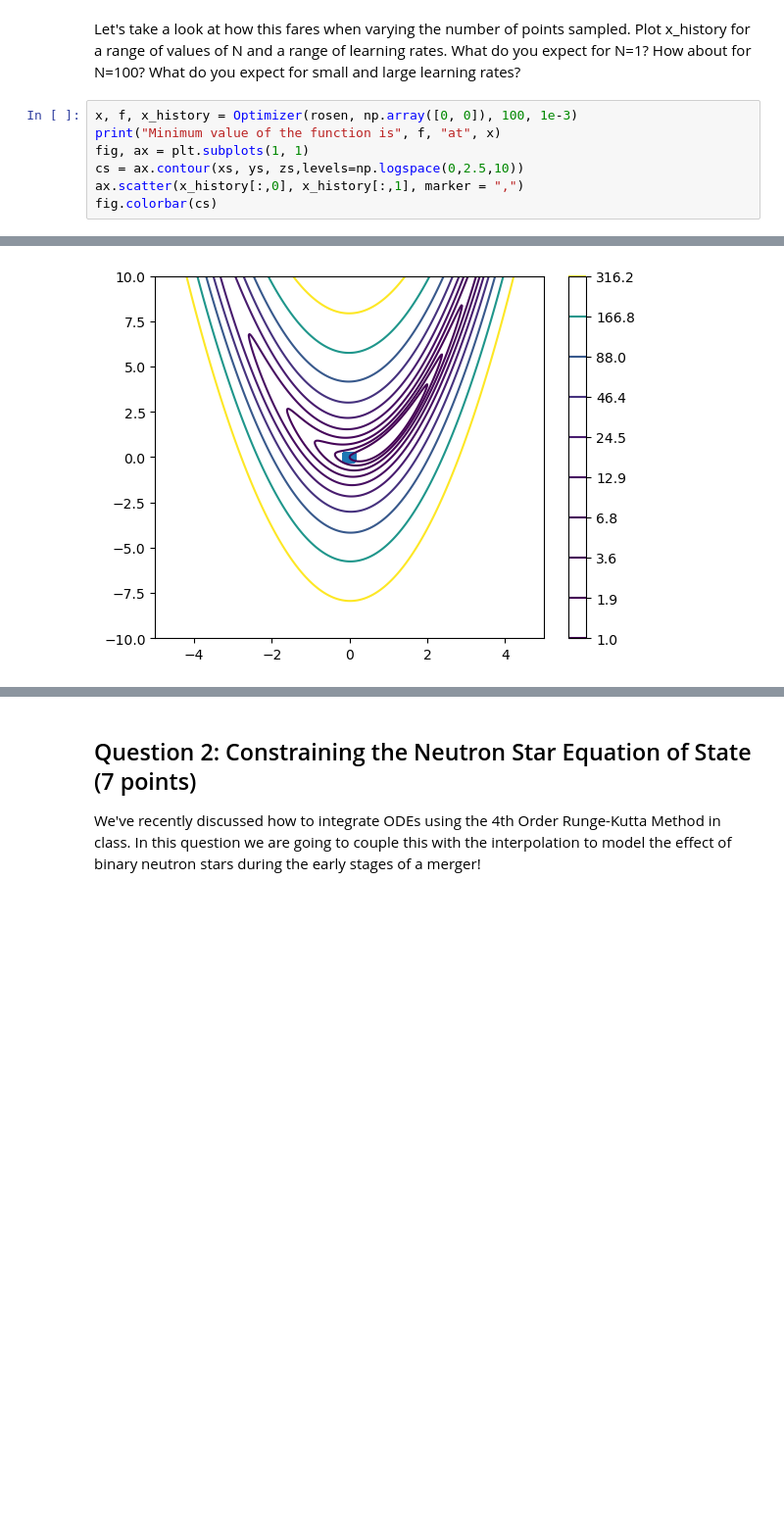
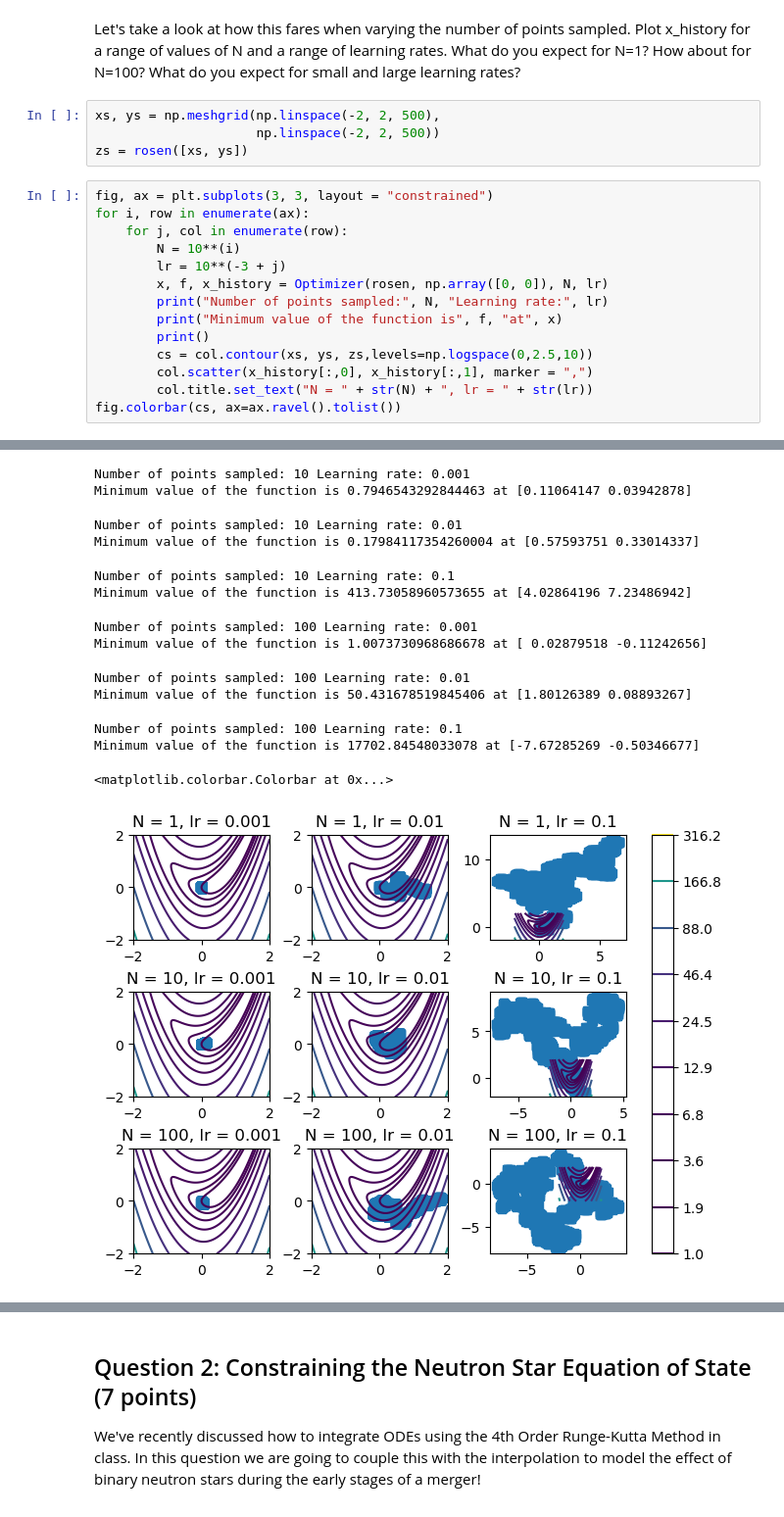
Before and after one commit to DanDan0101/PHYSICS-113, a Jupyter notebook: Problem Set 2/Problem Set 2/ProblemSet2.ipynb, the cells around one changed output, grey strips where cells are left out. Shown: that part at 98% size. Saved outputs shown, nothing was run; the diff lists cells and outputs as text; blank space fills up the shorter version.

```diff
--- a/Problem Set 2/Problem Set 2/ProblemSet2.ipynb
+++ b/Problem Set 2/Problem Set 2/ProblemSet2.ipynb
@@ -75,11 +75,22 @@ def Optimizer(f, x, N, lr):
     return x, f(x), np.array(x_history)
 # %% [markdown]
 Let's take a look at how this fares when varying the number of points sampled. Plot x_history for a range of values of N and a range of learning rates. What do you expect for N=1? How about for N=100? What do you expect for small and large learning rates?
+# %%
+xs, ys = np.meshgrid(np.linspace(-2, 2, 500),
+                     np.linspace(-2, 2, 500))
+zs = rosen([xs, ys])
 # %%
-x, f, x_history = Optimizer(rosen, np.array([0, 0]), 100, 1e-3)
-print("Minimum value of the function is", f, "at", x)
-fig, ax = plt.subplots(1, 1)
-cs = ax.contour(xs, ys, zs,levels=np.logspace(0,2.5,10))
-ax.scatter(x_history[:,0], x_history[:,1], marker = ",")
-fig.colorbar(cs)
+fig, ax = plt.subplots(3, 3, layout = "constrained")
+for i, row in enumerate(ax):
+    for j, col in enumerate(row):
+        N = 10**(i)
+        lr = 10**(-3 + j)
+        x, f, x_history = Optimizer(rosen, np.array([0, 0]), N, lr)
+        print("Number of points sampled:", N, "Learning rate:", lr)
+        print("Minimum value of the function is", f, "at", x)
+        print()
+        cs = col.contour(xs, ys, zs,levels=np.logspace(0,2.5,10))
+        col.scatter(x_history[:,0], x_history[:,1], marker = ",")
+        col.title.set_text("N = " + str(N) + ", lr = " + str(lr))
+fig.colorbar(cs, ax=ax.ravel().tolist())
 # %% [output]
@@ -88 +103,14 @@ Minimum value of the function is 1.009564755800325 at [-0.00055042  0.04114304]
+Number of points sampled: 10 Learning rate: 0.001
+Minimum value of the function is 0.7946543292844463 at [0.11064147 0.03942878]
+Number of points sampled: 10 Learning rate: 0.01
+Minimum value of the function is 0.17984117354260004 at [0.57593751 0.33014337]
+Number of points sampled: 10 Learning rate: 0.1
+Minimum value of the function is 413.73058960573655 at [4.02864196 7.23486942]
+Number of points sampled: 100 Learning rate: 0.001
+Minimum value of the function is 1.0073730968686678 at [ 0.02879518 -0.11242656]
+Number of points sampled: 100 Learning rate: 0.01
+Minimum value of the function is 50.431678519845406 at [1.80126389 0.08893267]
+Number of points sampled: 100 Learning rate: 0.1
+Minimum value of the function is 17702.84548033078 at [-7.67285269 -0.50346677]
+<matplotlib.colorbar.Colorbar at 0x...>
-[figure, old version]
+[figure, new version]
```
Also changed, not shown: parts of 17 cells of this notebook, 3 other files.
